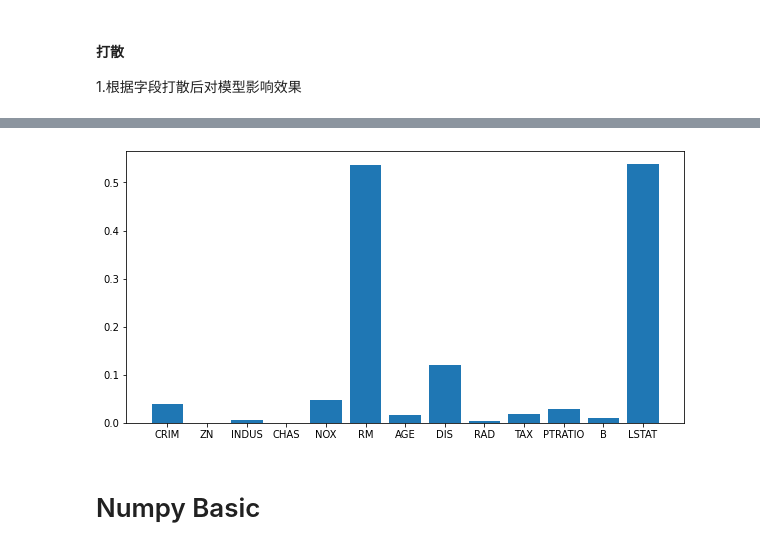
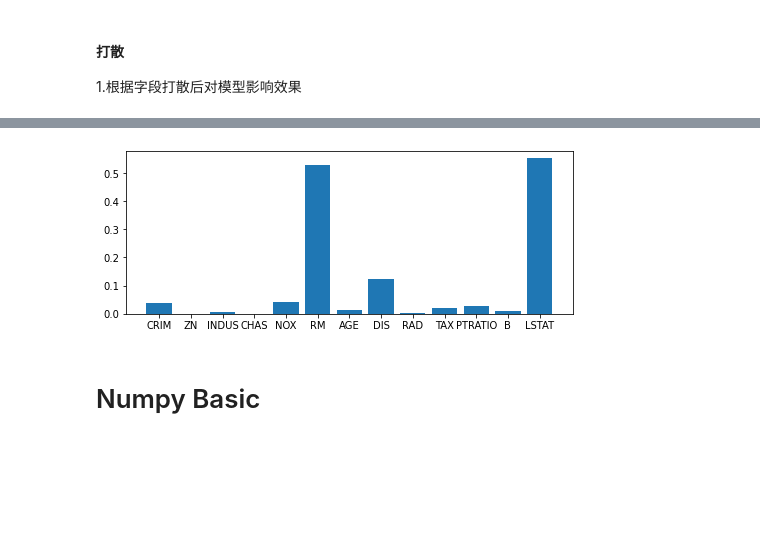
Before and after one commit to taosongst/data_analysis_common, a Jupyter notebook: 数据分析常见指令.ipynb, the cells around one changed output, grey strips where cells are left out. Saved outputs shown, nothing was run; the diff lists cells and outputs as text; code cells hidden in the pictures; blank space fills up the shorter version.

```diff
--- a/数据分析常见指令.ipynb
+++ b/数据分析常见指令.ipynb
@@ -212,9 +345,9 @@ array([3.84082102e-02, 5.13581742e-04, 5.56628120e-03, 2.85371507e-04,
 # %%
-plt.figure(figsize=(10,5))
+plt.figure(figsize=(8,3))
 plt.bar(range(data.data.shape[1]), result.importances_mean)
 _ = plt.xticks(range(data.data.shape[1]), data.feature_names)
 # %% [output]
-[figure, old version]
+[figure, new version]
 # %% [markdown]
 # Numpy Basic
 # %% [markdown]
```
Also changed, not shown: parts of 96 cells of this notebook.
